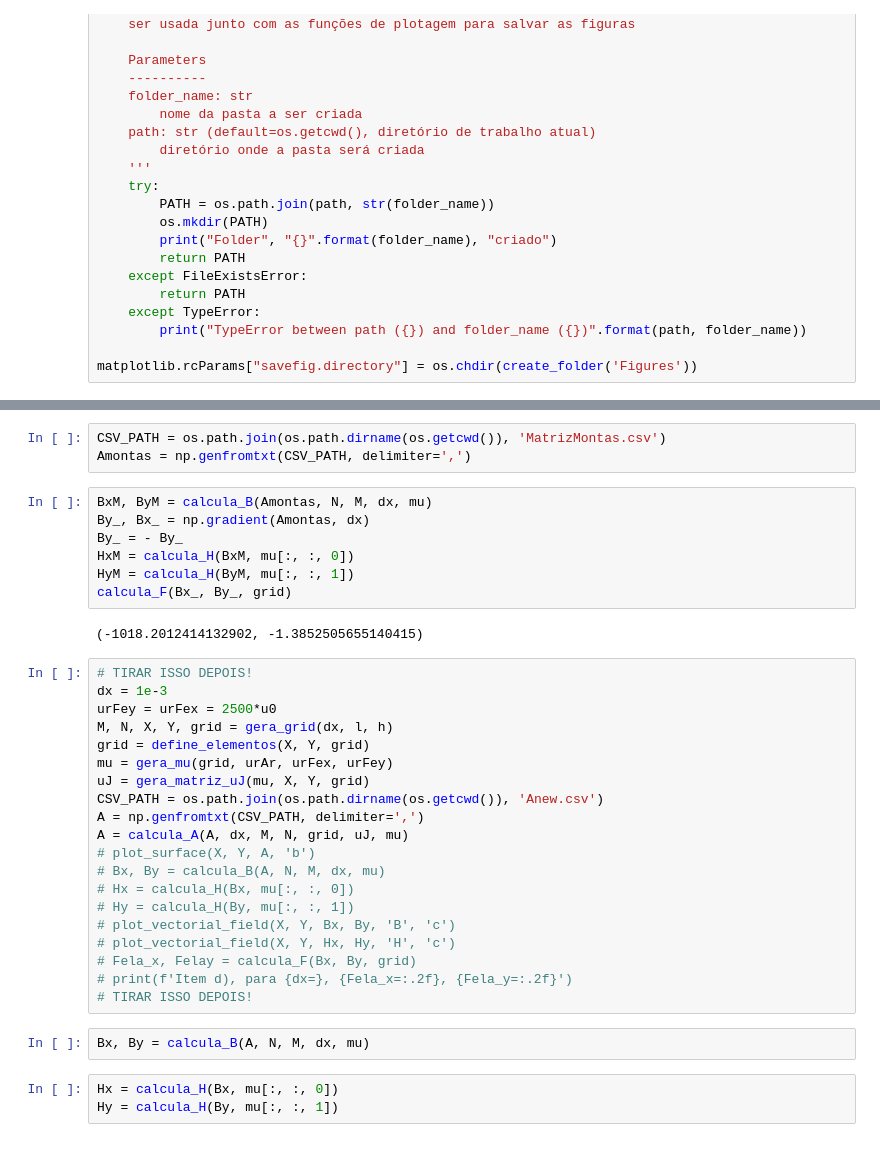
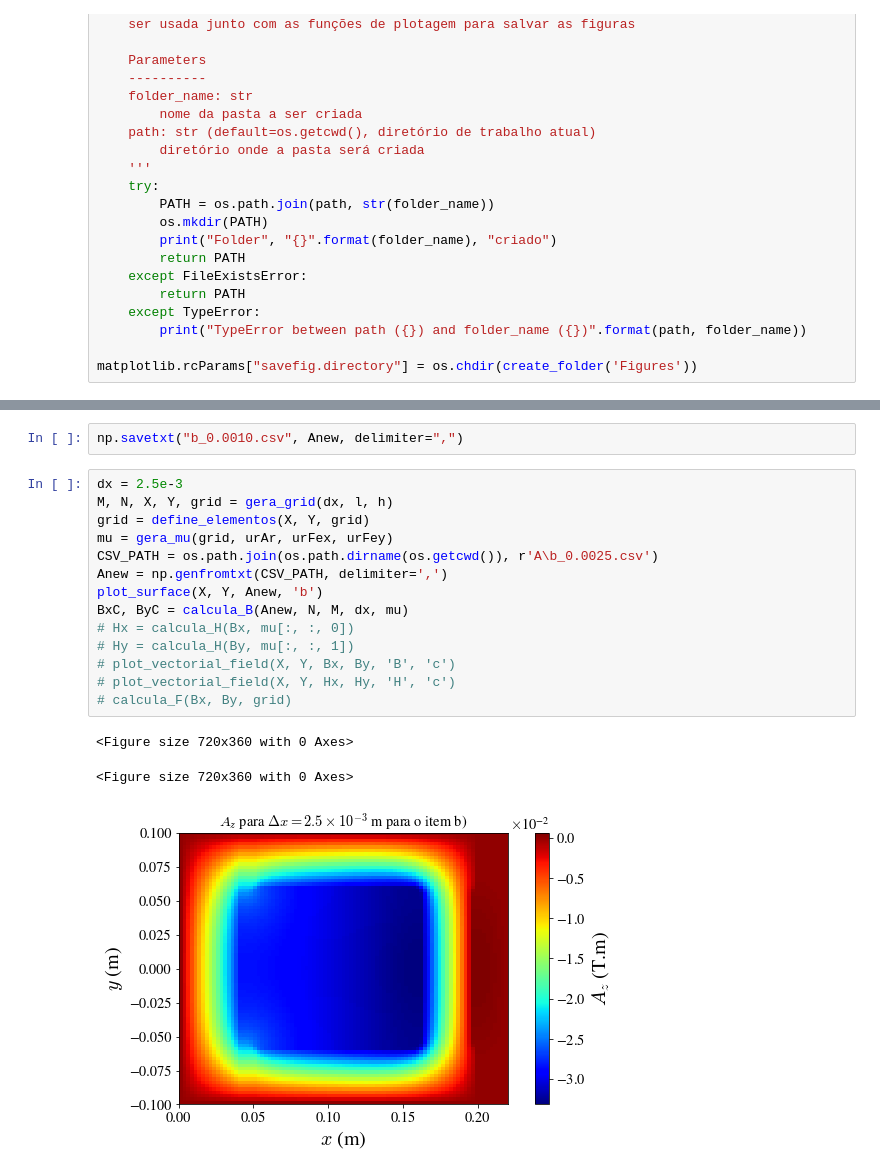
Before and after one commit to jolenscki/EP2_MecComp, a Jupyter notebook: EP2_Notebook.ipynb, the cells around one changed output, grey strips where cells are left out. Drawn from its saved outputs; the diff is of its cells as text.

```diff
--- a/EP2_Notebook.ipynb
+++ b/EP2_Notebook.ipynb
@@ -805,37 +919,20 @@ i=19000, erro=2.7e-03
-# %%
-CSV_PATH = os.path.join(os.path.dirname(os.getcwd()), 'MatrizMontas.csv')
-Amontas = np.genfromtxt(CSV_PATH, delimiter=',')
-# %%
-BxM, ByM = calcula_B(Amontas, N, M, dx, mu)
-By_, Bx_ = np.gradient(Amontas, dx)
-By_ = - By_
-HxM = calcula_H(BxM, mu[:, :, 0])
-HyM = calcula_H(ByM, mu[:, :, 1])
-calcula_F(Bx_, By_, grid)
-# %% [output]
-(-1018.2012414132902, -1.3852505655140415)
+# %%
+np.savetxt("b_0.0010.csv", Anew, delimiter=",")
 # %%
-# TIRAR ISSO DEPOIS!
-dx = 1e-3
-urFey = urFex = 2500*u0
+dx = 2.5e-3
 M, N, X, Y, grid = gera_grid(dx, l, h)
 grid = define_elementos(X, Y, grid)
 mu = gera_mu(grid, urAr, urFex, urFey)
-uJ = gera_matriz_uJ(mu, X, Y, grid)
-CSV_PATH = os.path.join(os.path.dirname(os.getcwd()), 'Anew.csv')
-A = np.genfromtxt(CSV_PATH, delimiter=',')
-A = calcula_A(A, dx, M, N, grid, uJ, mu)
-# plot_surface(X, Y, A, 'b')
-# Bx, By = calcula_B(A, N, M, dx, mu)
+CSV_PATH = os.path.join(os.path.dirname(os.getcwd()), r'A\b_0.0025.csv')
+Anew = np.genfromtxt(CSV_PATH, delimiter=',')
+plot_surface(X, Y, Anew, 'b')
+BxC, ByC = calcula_B(Anew, N, M, dx, mu)
 # Hx = calcula_H(Bx, mu[:, :, 0])
 # Hy = calcula_H(By, mu[:, :, 1])
 # plot_vectorial_field(X, Y, Bx, By, 'B', 'c')
 # plot_vectorial_field(X, Y, Hx, Hy, 'H', 'c')
-# Fela_x, Felay = calcula_F(Bx, By, grid)
-# print(f'Item d), para {dx=}, {Fela_x=:.2f}, {Fela_y=:.2f}')
-# TIRAR ISSO DEPOIS!
+# calcula_F(Bx, By, grid)
+# %% [output]
+<Figure size 720x360 with 0 Axes>
+<Figure size 720x360 with 0 Axes>
+[figure, added]
-# %%
-Bx, By = calcula_B(A, N, M, dx, mu)
-# %%
-Hx = calcula_H(Bx, mu[:, :, 0])
-Hy = calcula_H(By, mu[:, :, 1])
```
Also changed, not shown: parts of 9 cells of this notebook, 42 other files.
